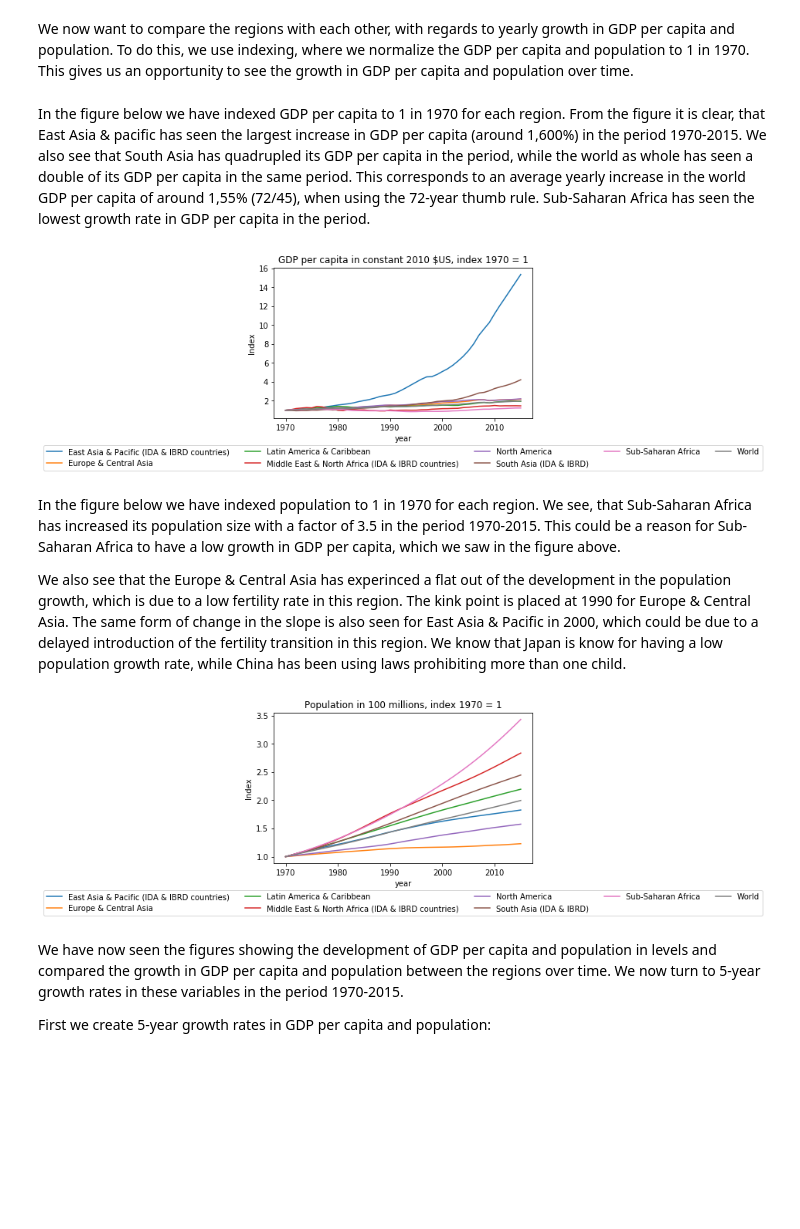
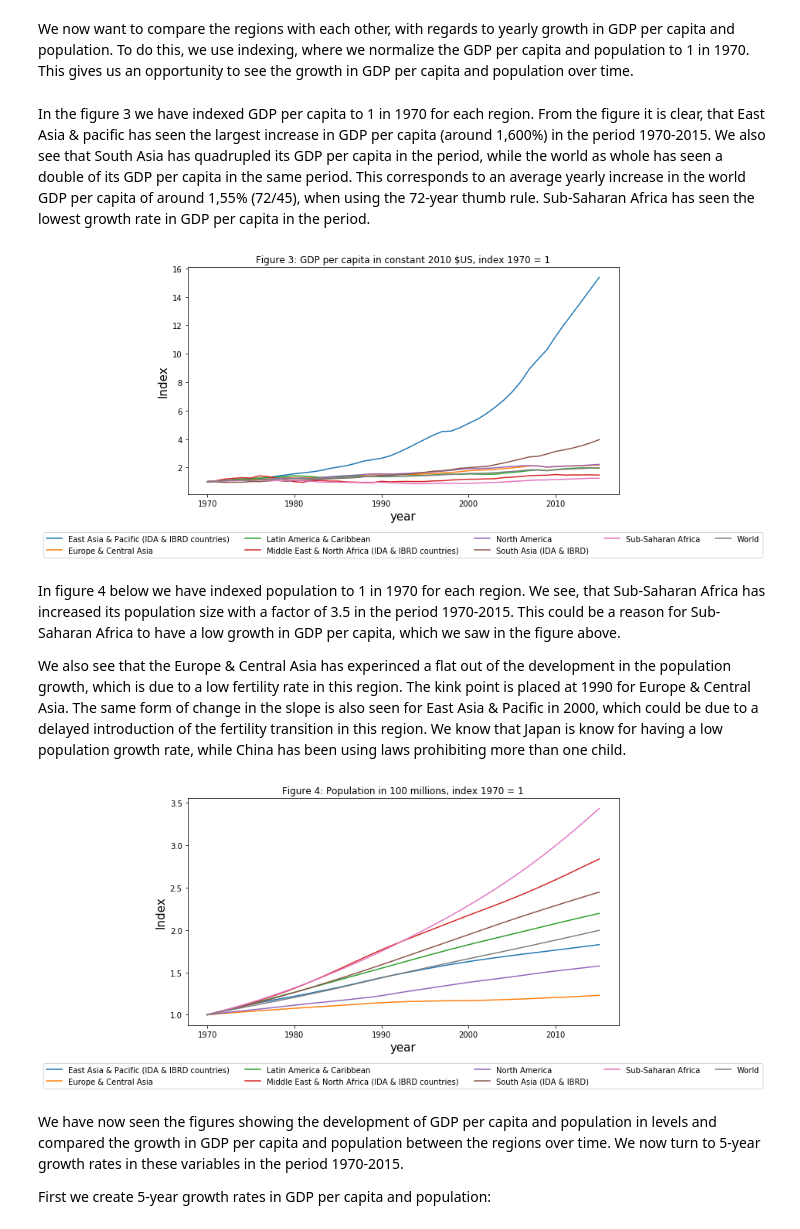
Before and after one commit to NumEconCopenhagen/projects-2019-dsd, a Jupyter notebook: dataproject/Dataproject dsd hand-in.ipynb, the cells around one changed output. Cells and saved outputs as stored; diff of their text form; code cells hidden in the pictures; blank space fills up the shorter version.

```diff
--- a/dataproject/Dataproject dsd hand-in.ipynb
+++ b/dataproject/Dataproject dsd hand-in.ipynb
@@ -83,33 +82,35 @@ merged.reset_index(inplace=True)
 merged['indexed_gdp'] = merged['gdp_cap']/merged['first_gdp']
 merged['indexed_pop'] = merged['pop']/merged['first_pop']
 # %% [markdown]
-In the figure below we have indexed GDP per capita to 1 in 1970 for each region. From the figure it is clear, that East Asia & pacific has seen the largest increase in GDP per capita (around 1,600%) in the period 1970-2015. We also see that South Asia has quadrupled its GDP per capita in the period, while the world as whole has seen a double of its GDP per capita in the same period. This corresponds to an average yearly increase in the world GDP per capita of around 1,55% (72/45), when using the 72-year thumb rule. Sub-Saharan Africa has seen the lowest growth rate in GDP per capita in the period.
+In the figure 3 we have indexed GDP per capita to 1 in 1970 for each region. From the figure it is clear, that East Asia & pacific has seen the largest increase in GDP per capita (around 1,600%) in the period 1970-2015. We also see that South Asia has quadrupled its GDP per capita in the period, while the world as whole has seen a double of its GDP per capita in the same period. This corresponds to an average yearly increase in the world GDP per capita of around 1,55% (72/45), when using the 72-year thumb rule. Sub-Saharan Africa has seen the lowest growth rate in GDP per capita in the period.
 # %%
-fig_indexed = plt.figure()
+fig_indexed = plt.figure(figsize=(10,6))
 fig_indexed = plt.subplot(111)
 merged.set_index('year').groupby('region')['indexed_gdp'].plot(legend=True)
-fig_indexed.set_ylabel('Index')
-fig_indexed.set_title('GDP per capita in constant 2010 $US, index 1970 = 1')
+fig_indexed.set_ylabel('Index', fontsize=15)
+fig_indexed.set_xlabel('year', fontsize=15)
+fig_indexed.set_title('Figure 3: GDP per capita in constant 2010 $US, index 1970 = 1')
 box = fig_indexed.get_position()
 fig_indexed.set_position([box.x0, box.y0 + box.height * 0.1,box.width, box.height * 0.9])
 fig_indexed.legend(loc='upper center', bbox_to_anchor = (0.5, -0.15),ncol=5);
 # %% [output]
-[figure, old version]
+[figure, new version]
 # %% [markdown]
-In the figure below we have indexed population to 1 in 1970 for each region. We see, that Sub-Saharan Africa has increased its population size with a factor of 3.5 in the period 1970-2015. This could be a reason for Sub-Saharan Africa to have a low growth in GDP per capita, which we saw in the figure above.
+In figure 4 below we have indexed population to 1 in 1970 for each region. We see, that Sub-Saharan Africa has increased its population size with a factor of 3.5 in the period 1970-2015. This could be a reason for Sub-Saharan Africa to have a low growth in GDP per capita, which we saw in the figure above.
 
 We also see that the Europe & Central Asia has experinced a flat out of the development in the population growth, which is due to a low fertility rate in this region. The kink point is placed at 1990 for Europe & Central Asia. The same form of change in the slope is also seen for East Asia & Pacific in 2000, which could be due to a delayed introduction of the fertility transition in this region. We know that Japan is know for having a low population growth rate, while China has been using laws prohibiting more than one child.
 # %%
-fig_indexed = plt.figure()
+fig_indexed = plt.figure(figsize=(10,6))
 fig_indexed = plt.subplot(111)
 merged.set_index('year').groupby('region')['indexed_pop'].plot(legend=True)
-fig_indexed.set_ylabel('Index')
-fig_indexed.set_title('Population in 100 millions, index 1970 = 1')
+fig_indexed.set_ylabel('Index', fontsize=15)
+fig_indexed.set_xlabel('year', fontsize=15)
+fig_indexed.set_title('Figure 4: Population in 100 millions, index 1970 = 1')
 box = fig_indexed.get_position()
 fig_indexed.set_position([box.x0, box.y0 + box.height * 0.1,box.width, box.height * 0.9])
 fig_indexed.legend(loc='upper center', bbox_to_anchor = (0.5, -0.15),ncol=5);
 # %% [output]
-[figure, old version]
+[figure, new version]
 # %% [markdown]
 We have now seen the figures showing the development of GDP per capita and population in levels and compared the growth in GDP per capita and population between the regions over time. We now turn to 5-year growth rates in these variables in the period 1970-2015.
 
```
Also changed, not shown: parts of 5 cells of this notebook.
